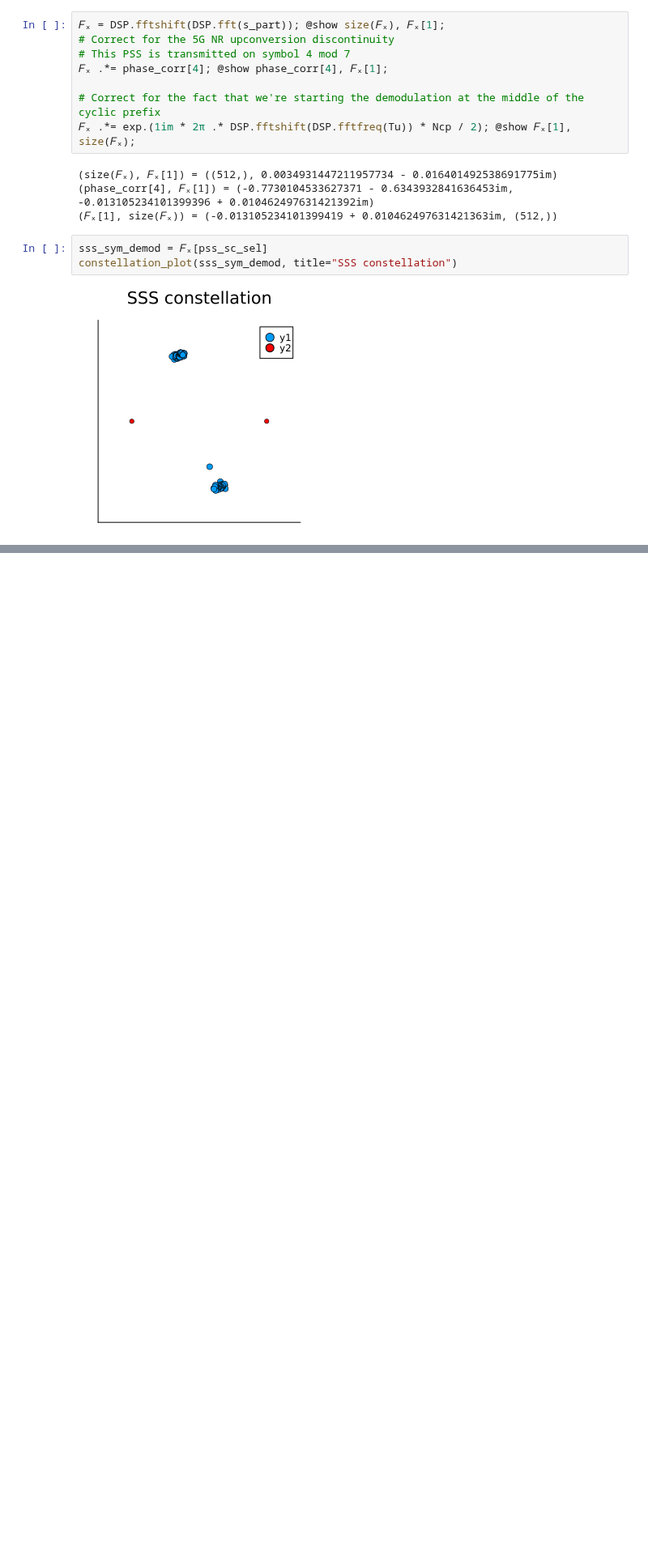
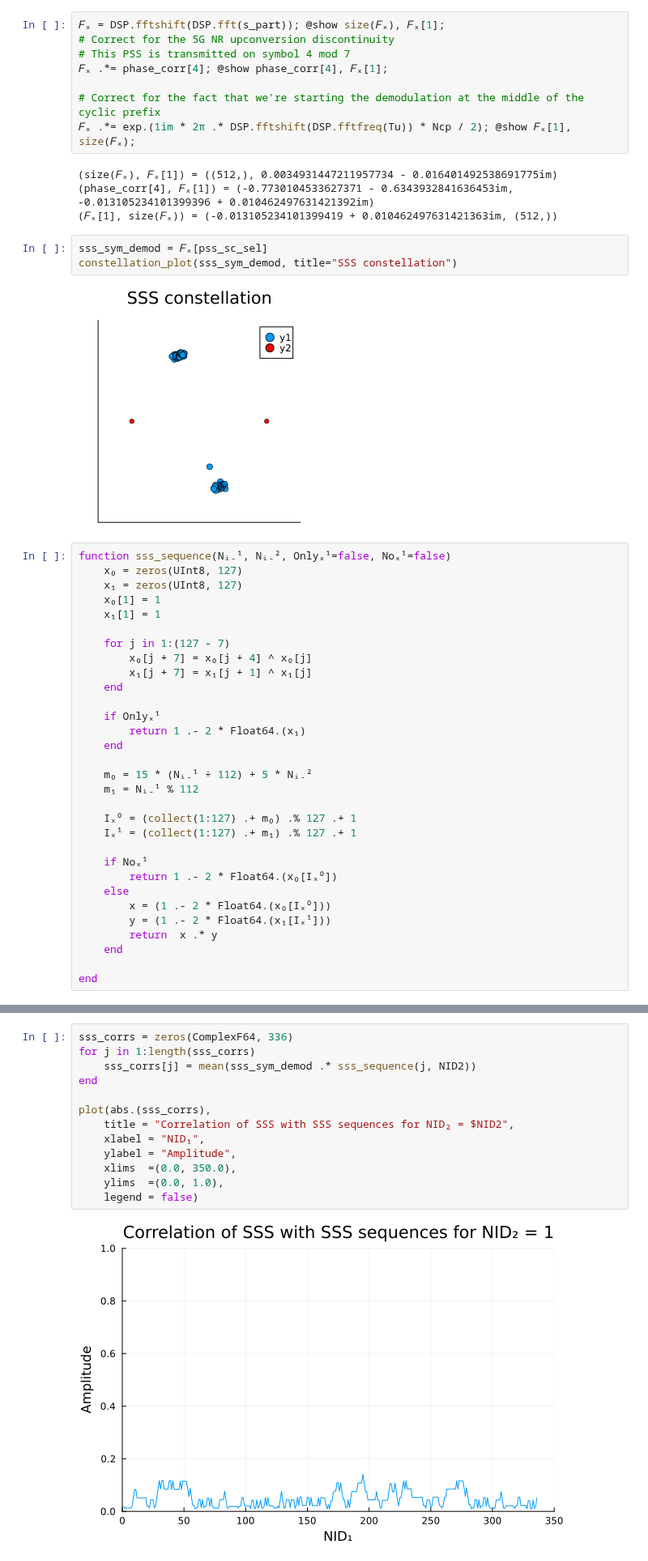
Before and after one commit to setrar/DigiCom, a Jupyter notebook: Labs/TP2/julia/daniestevez/5G NR downlink.jl.ipynb, the cells around one changed output, grey strips where cells are left out. Shown at 81% size. Drawn from its saved outputs; the diff is of its cells as text; blank space fills up the shorter version.

```diff
--- a/Labs/TP2/julia/daniestevez/5G NR downlink.jl.ipynb
+++ b/Labs/TP2/julia/daniestevez/5G NR downlink.jl.ipynb
@@ -326,3 +297,34 @@ sss_sym_demod = 𝐹ₓ[pss_sc_sel]
 constellation_plot(sss_sym_demod, title="SSS constellation")
 # %% [output]
 [figure]
+# %%
+function sss_sequence(Nᵢ₋¹, Nᵢ₋², Onlyₓ¹=false, Noₓ¹=false)
+    x₀ = zeros(UInt8, 127)
+    x₁ = zeros(UInt8, 127)
+    x₀[1] = 1
+    x₁[1] = 1
+
+    for j in 1:(127 - 7)
+        x₀[j + 7] = x₀[j + 4] ^ x₀[j]
+        x₁[j + 7] = x₁[j + 1] ^ x₁[j]
+    end
+
+    if Onlyₓ¹
+        return 1 .- 2 * Float64.(x₁)
+    end
+
+    m₀ = 15 * (Nᵢ₋¹ ÷ 112) + 5 * Nᵢ₋²
+    m₁ = Nᵢ₋¹ % 112
+
+    Iₓ⁰ = (collect(1:127) .+ m₀) .% 127 .+ 1
+    Iₓ¹ = (collect(1:127) .+ m₁) .% 127 .+ 1
+
+    if Noₓ¹
+        return 1 .- 2 * Float64.(x₀[Iₓ⁰])
+    else
+        x = (1 .- 2 * Float64.(x₀[Iₓ⁰]))
+        y = (1 .- 2 * Float64.(x₁[Iₓ¹]))
+        return  x .* y
+    end
+
+end
@@ -328,0 +335,15 @@ constellation_plot(sss_sym_demod, title="SSS constellation")
+# %%
+sss_corrs = zeros(ComplexF64, 336)
+for j in 1:length(sss_corrs)
+    sss_corrs[j] = mean(sss_sym_demod .* sss_sequence(j, NID2))
+end
+
+plot(abs.(sss_corrs),
+    title = "Correlation of SSS with SSS sequences for NID₂ = $NID2",
+    xlabel = "NID₁",
+    ylabel = "Amplitude",
+    xlims  =(0.0, 350.0),
+    ylims  =(0.0, 1.0),
+    legend = false)
+# %% [output]
+[figure, added]
```
Also changed, not shown: parts of 8 cells of this notebook, 1 other file.
